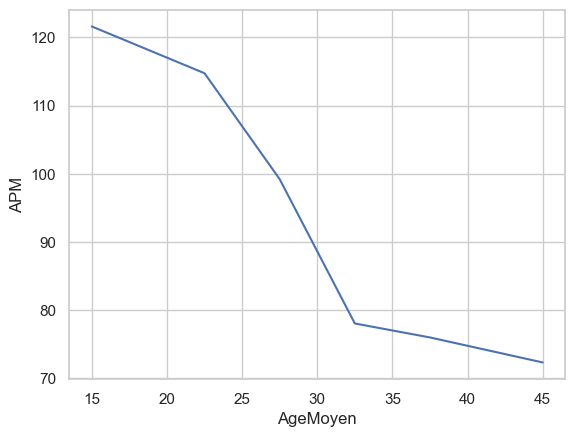
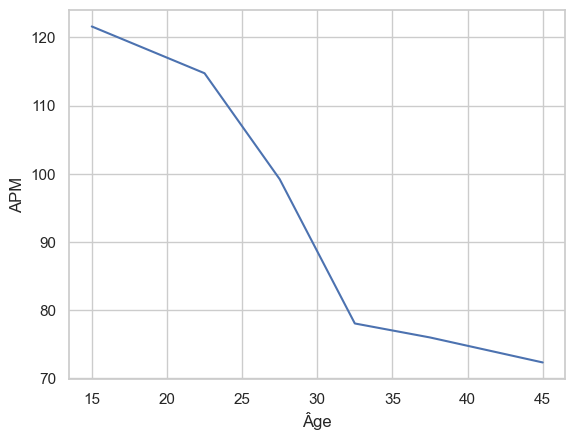
Code edit (unified diff) that turned the first committed figure into the second:
--- before
+++ after
@@ -7,3 +7,4 @@
 age_speed_df['AgeMoyen'] = age_speed_df['AgeBin'].apply(lambda x: x.mid)
 
-sns.lineplot(age_speed_df, x = "AgeMoyen", y = "APM")
+age = sns.lineplot(age_speed_df, x = "AgeMoyen", y = "APM")
+age.set_xlabel("Âge")

Commit: Added content to the analysis